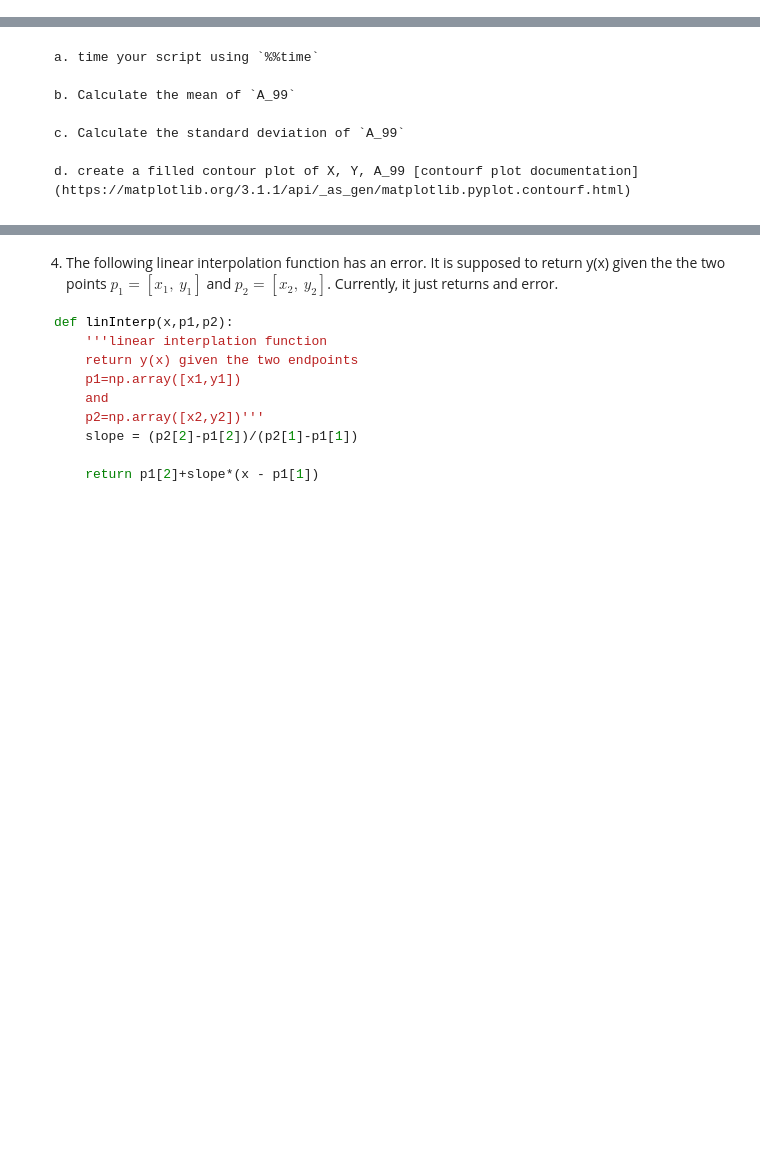
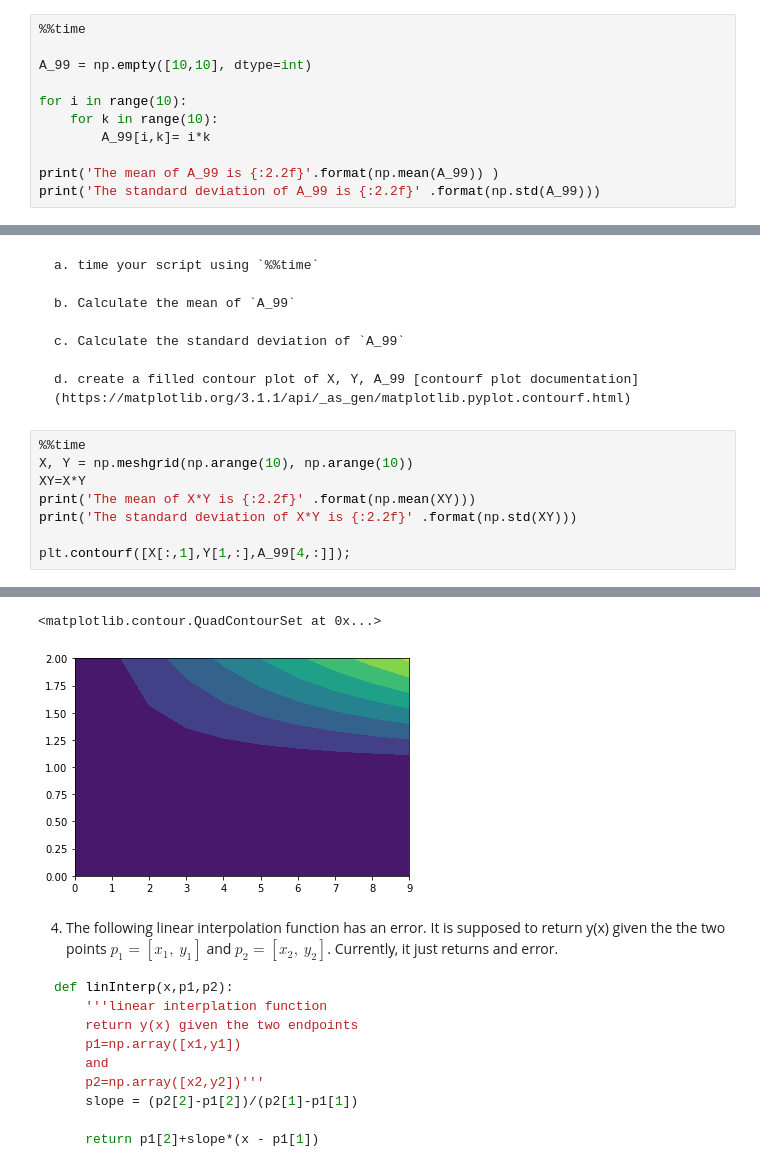
Before and after one commit to hamwalker/computational-mechanics, a Jupyter notebook: module_01/notebooks/HW_01.ipynb, the cells around one changed output, grey strips where cells are left out. Cells and saved outputs as stored; diff of their text form; blank space fills up the shorter version.

```diff
--- a/module_01/notebooks/HW_01.ipynb
+++ b/module_01/notebooks/HW_01.ipynb
@@ -139,3 +143,14 @@ of the two indices from 0 to 9 e.g. A_99[3,2]=6 and A_99[4,4]=16.
     b. Calculate the mean of `A_99`
 
     c. Calculate the standard deviation of `A_99`
+# %%
+%%time
+
+A_99 = np.empty([10,10], dtype=int)
+
+for i in range(10):
+    for k in range(10):
+        A_99[i,k]= i*k
+
+print('The mean of A_99 is {:2.2f}'.format(np.mean(A_99)) )
+print('The standard deviation of A_99 is {:2.2f}' .format(np.std(A_99)))
@@ -151,3 +169,12 @@ X, Y = np.meshgrid(np.arange(10), np.arange(10))
     c. Calculate the standard deviation of `A_99`
 
     d. create a filled contour plot of X, Y, A_99 [contourf plot documentation](https://matplotlib.org/3.1.1/api/_as_gen/matplotlib.pyplot.contourf.html)
+# %%
+%%time
+X, Y = np.meshgrid(np.arange(10), np.arange(10))
+XY=X*Y
+print('The mean of X*Y is {:2.2f}' .format(np.mean(XY)))
+print('The standard deviation of X*Y is {:2.2f}' .format(np.std(XY)))
+
+plt.contourf([X[:,1],Y[1,:],A_99[4,:]]);
+# %% [output]
@@ -154,3 +185,5 @@ X, Y = np.meshgrid(np.arange(10), np.arange(10))
+<matplotlib.contour.QuadContourSet at 0x...>
+[figure, added]
 # %% [markdown]
 4. The following linear interpolation function has an error. It is supposed to return y(x) given the the two points $p_1=[x_1,~y_1]$ and $p_2=[x_2,~y_2]$. Currently, it just returns and error.
 
```
Also changed, not shown: parts of 7 cells of this notebook, 3 other files.
